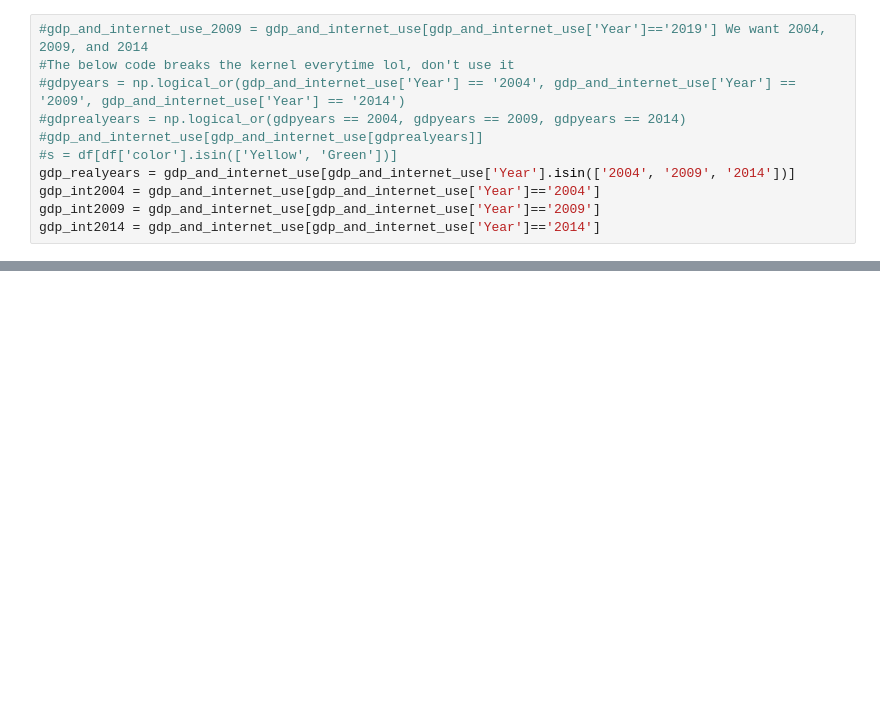
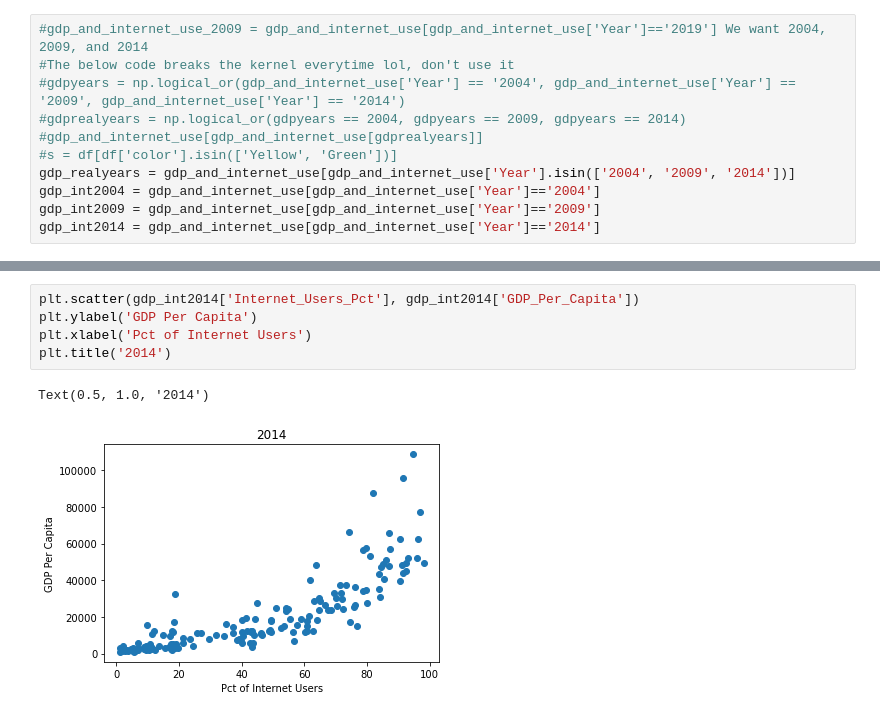
Before and after one commit to NSS-Data-Analytics-Cohort-6/gdp-and-internet-usage-worldsbestdad, a Jupyter notebook: notebooks/philscript.ipynb, the cells around one changed output, grey strips where cells are left out. Drawn from its saved outputs; the diff is of its cells as text; blank space fills up the shorter version.

```diff
--- a/notebooks/philscript.ipynb
+++ b/notebooks/philscript.ipynb
@@ -170,0 +223,8 @@ print(gdp_int2014.nsmallest(n=1, columns=['GDP_Per_Capita']))
+# %%
+plt.scatter(gdp_int2014['Internet_Users_Pct'], gdp_int2014['GDP_Per_Capita'])
+plt.ylabel('GDP Per Capita')
+plt.xlabel('Pct of Internet Users')
+plt.title('2014')
+# %% [output]
+Text(0.5, 1.0, '2014')
+[figure, added]
```
Also changed, not shown: parts of 39 cells of this notebook.
